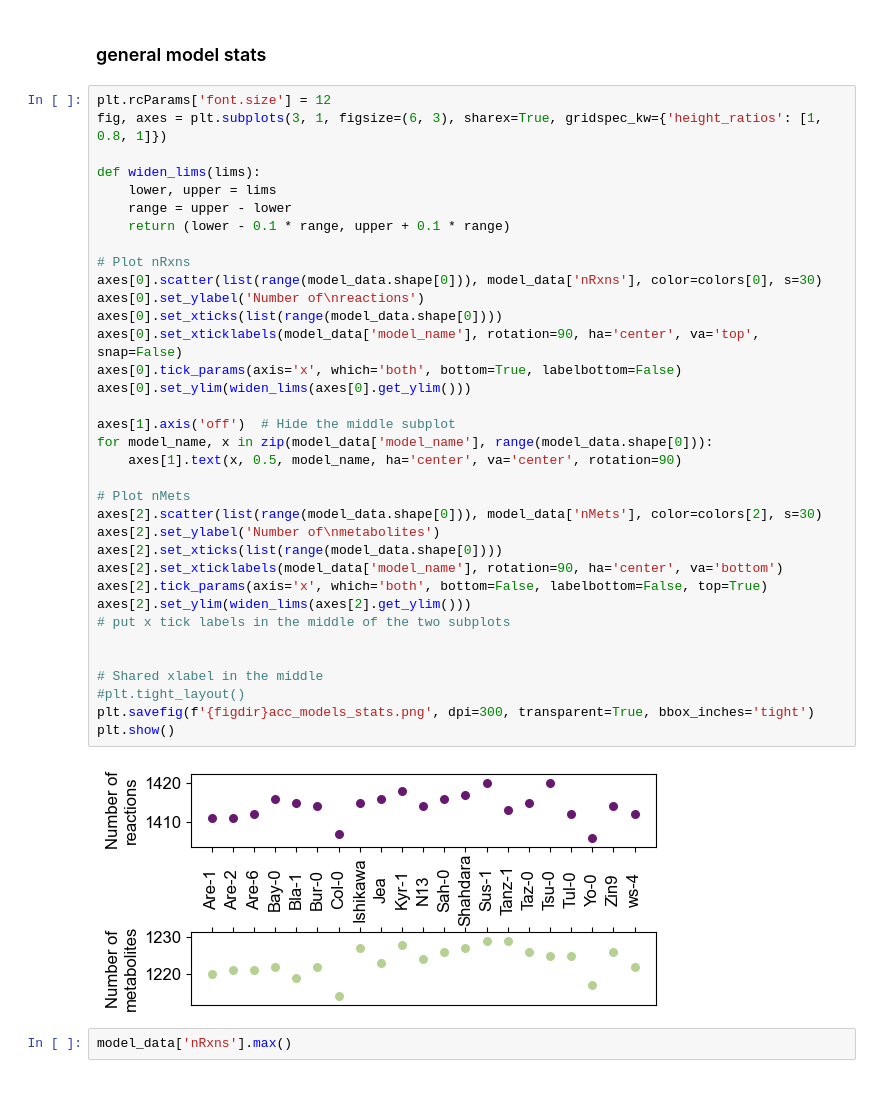
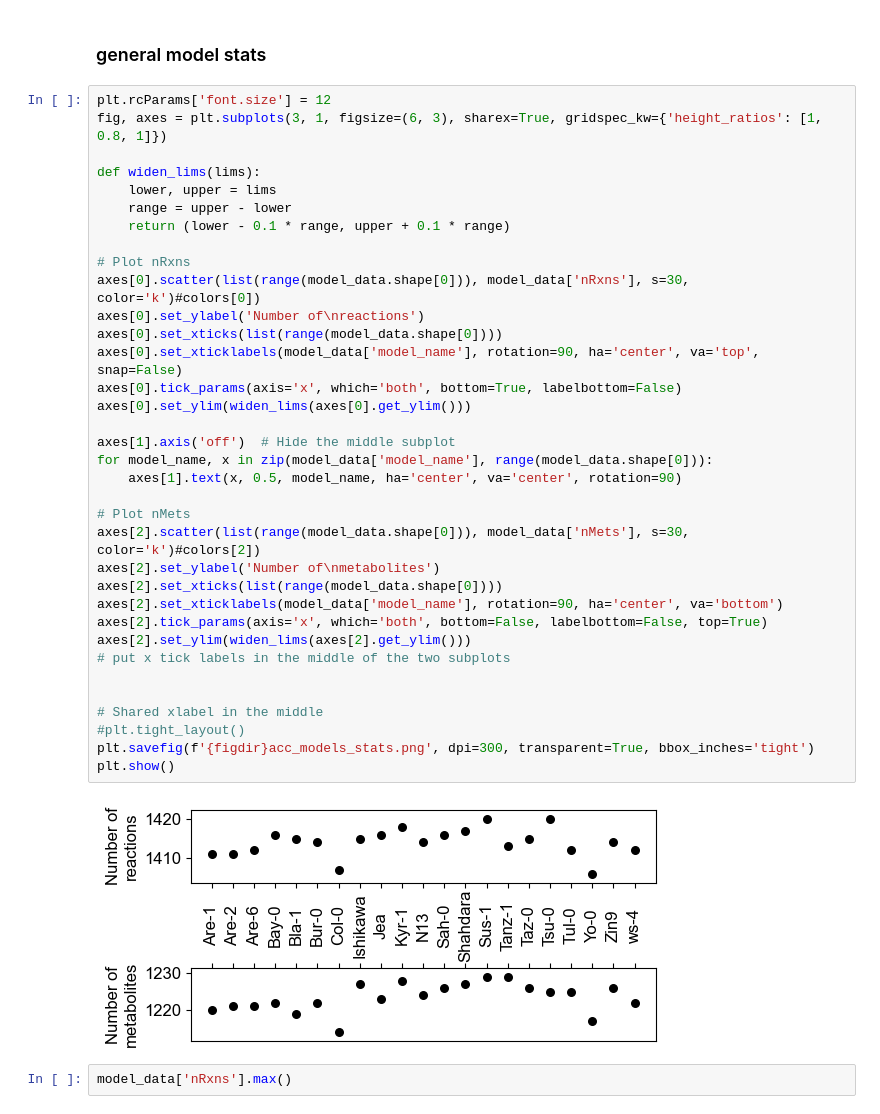
Before and after one commit to emilpaulitz/PCM, a Jupyter notebook: Code/accSpecPCM/araAccs.ipynb, the cells around one changed output. Cells and saved outputs as stored; diff of their text form.

```diff
--- a/Code/accSpecPCM/araAccs.ipynb
+++ b/Code/accSpecPCM/araAccs.ipynb
@@ -302,36 +302,36 @@ fig, axes = plt.subplots(3, 1, figsize=(6, 3), sharex=True, gridspec_kw={'height
 def widen_lims(lims):
     lower, upper = lims
     range = upper - lower
     return (lower - 0.1 * range, upper + 0.1 * range)
 
 # Plot nRxns
-axes[0].scatter(list(range(model_data.shape[0])), model_data['nRxns'], color=colors[0], s=30)
+axes[0].scatter(list(range(model_data.shape[0])), model_data['nRxns'], s=30, color='k')#colors[0])
 axes[0].set_ylabel('Number of\nreactions')
 axes[0].set_xticks(list(range(model_data.shape[0])))
 axes[0].set_xticklabels(model_data['model_name'], rotation=90, ha='center', va='top', snap=False)
 axes[0].tick_params(axis='x', which='both', bottom=True, labelbottom=False)
 axes[0].set_ylim(widen_lims(axes[0].get_ylim()))
 
 axes[1].axis('off')  # Hide the middle subplot
 for model_name, x in zip(model_data['model_name'], range(model_data.shape[0])):
     axes[1].text(x, 0.5, model_name, ha='center', va='center', rotation=90)
 
 # Plot nMets
-axes[2].scatter(list(range(model_data.shape[0])), model_data['nMets'], color=colors[2], s=30)
+axes[2].scatter(list(range(model_data.shape[0])), model_data['nMets'], s=30, color='k')#colors[2])
 axes[2].set_ylabel('Number of\nmetabolites')
 axes[2].set_xticks(list(range(model_data.shape[0])))
 axes[2].set_xticklabels(model_data['model_name'], rotation=90, ha='center', va='bottom')
 axes[2].tick_params(axis='x', which='both', bottom=False, labelbottom=False, top=True)
 axes[2].set_ylim(widen_lims(axes[2].get_ylim()))
 # put x tick labels in the middle of the two subplots
 
 
 # Shared xlabel in the middle
 #plt.tight_layout()
 plt.savefig(f'{figdir}acc_models_stats.png', dpi=300, transparent=True, bbox_inches='tight')
 plt.show()
 # %% [output]
-[figure, old version]
+[figure, new version]
 # %%
 model_data['nRxns'].max()
 # %% [output]
```
Also changed, not shown: parts of 7 cells of this notebook, 4 other files.
